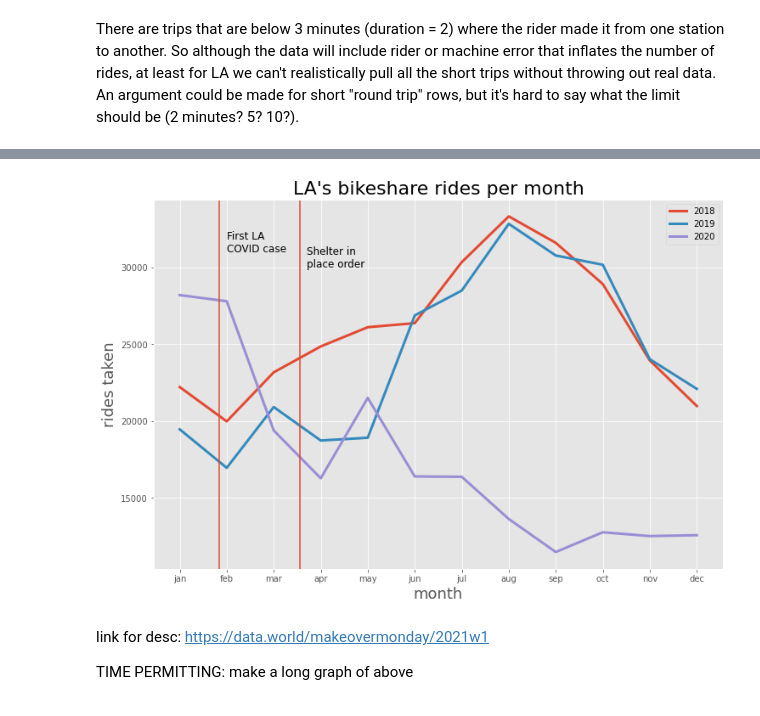
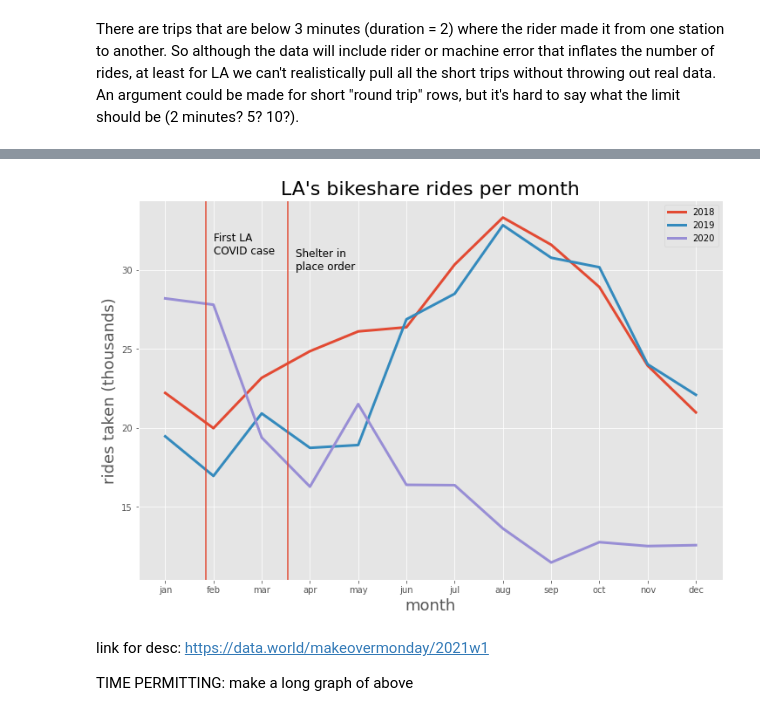
Before and after one commit to nick-kopy/Exploration-of-bike-share-programs-post-pandemic, a Jupyter notebook: data_clean.ipynb, the cells around one changed output, grey strips where cells are left out. Cells and saved outputs as stored; diff of their text form; code cells hidden in the pictures.

```diff
--- a/data_clean.ipynb
+++ b/data_clean.ipynb
@@ -207,12 +210,12 @@ memory usage: 15.5 MB
 # %%
 la_df_2018 = la_df[la_df['start_time'].dt.year == 2018]
 
-la_df_2018 = la_df_2018.groupby(la_df_2018['start_time'].dt.month).size()
+la_df_2018 = la_df_2018.groupby(la_df_2018['start_time'].dt.month).size()/1000
 
 la_df_2019 = la_df[la_df['start_time'].dt.year == 2019]
 
-la_df_2019 = la_df_2019.groupby(la_df_2019['start_time'].dt.month).size()
+la_df_2019 = la_df_2019.groupby(la_df_2019['start_time'].dt.month).size()/1000
 
 la_df_2020 = la_df[la_df['start_time'].dt.year == 2020]
 
-la_df_2020 = la_df_2020.groupby(la_df_2020['start_time'].dt.month).size()
+la_df_2020 = la_df_2020.groupby(la_df_2020['start_time'].dt.month).size()/1000
@@ -219,28 +239,28 @@ la_df_2020 = la_df_2020.groupby(la_df_2020['start_time'].dt.month).size()
 # %%
 fig, ax = plt.subplots(figsize=(12,8))
 
 x = [1,2,3,4,5,6,7,8,9,10,11,12]
 
 ax.plot(x, la_df_2018, label='2018', linewidth=3)
 ax.plot(x, la_df_2019, label='2019', linewidth=3)
 ax.plot(x, la_df_2020, label='2020', linewidth=3)
 ax.axvline(x= 1 + 26/31)
-ax.text(2, 31000, 'First LA\nCOVID case', fontsize=12)
+ax.text(2, 31, 'First LA\nCOVID case', fontsize=12)
 ax.axvline(x= 3 + 17/31)
-ax.text(3.7, 30000, 'Shelter in\nplace order', fontsize=12)
+ax.text(3.7, 30, 'Shelter in\nplace order', fontsize=12)
 
 ax.set_xticks(x)
 ax.set_xticklabels(['jan','feb','mar','apr','may','jun','jul','aug','sep','oct','nov','dec'])
 
 ax.set_xlabel('month', fontsize=18)
-ax.set_ylabel('rides taken', fontsize=18)
+ax.set_ylabel('rides taken (thousands)', fontsize=18)
 ax.set_title("LA's bikeshare rides per month", fontsize=22)
 
 ax.legend();
 
 #plt.savefig('graphs/la_volume.png');
 # %% [output]
-[figure, old version]
+[figure, new version]
 # %% [markdown]
 link for desc: https://data.world/makeovermonday/2021w1
 
```
Also changed, not shown: parts of 15 cells of this notebook, 5 other files.
